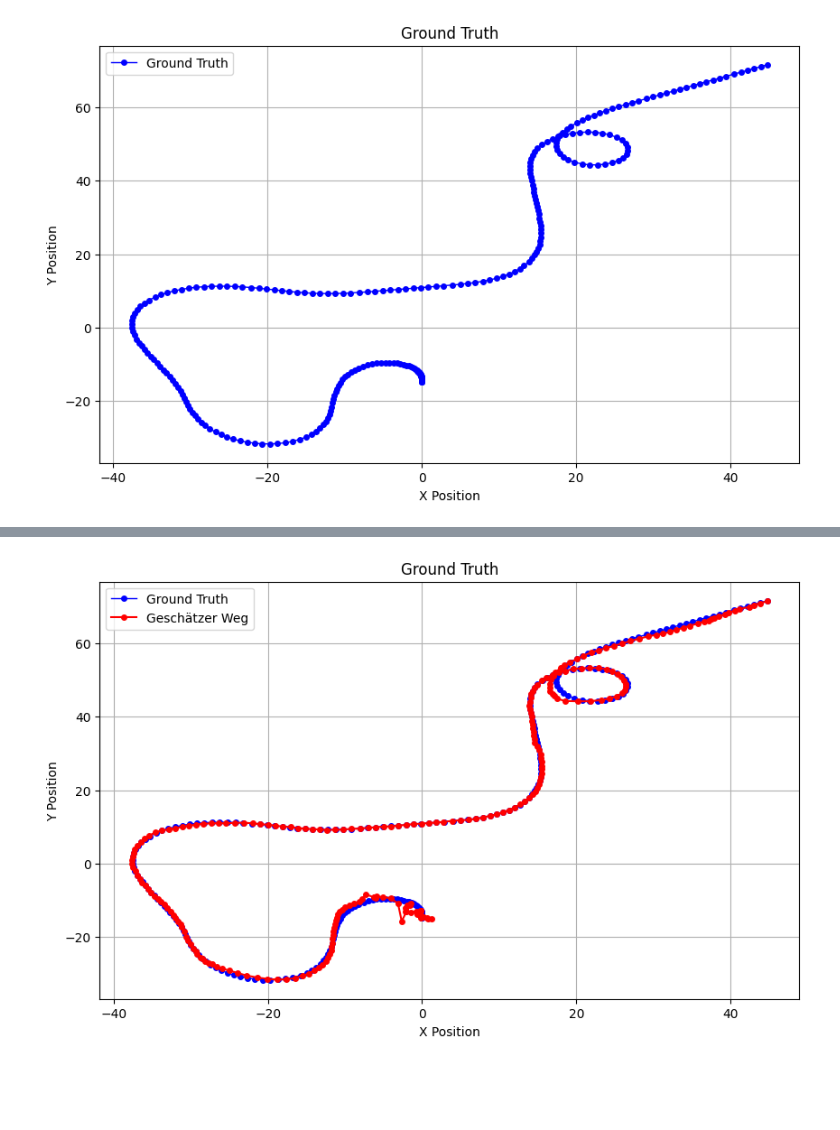
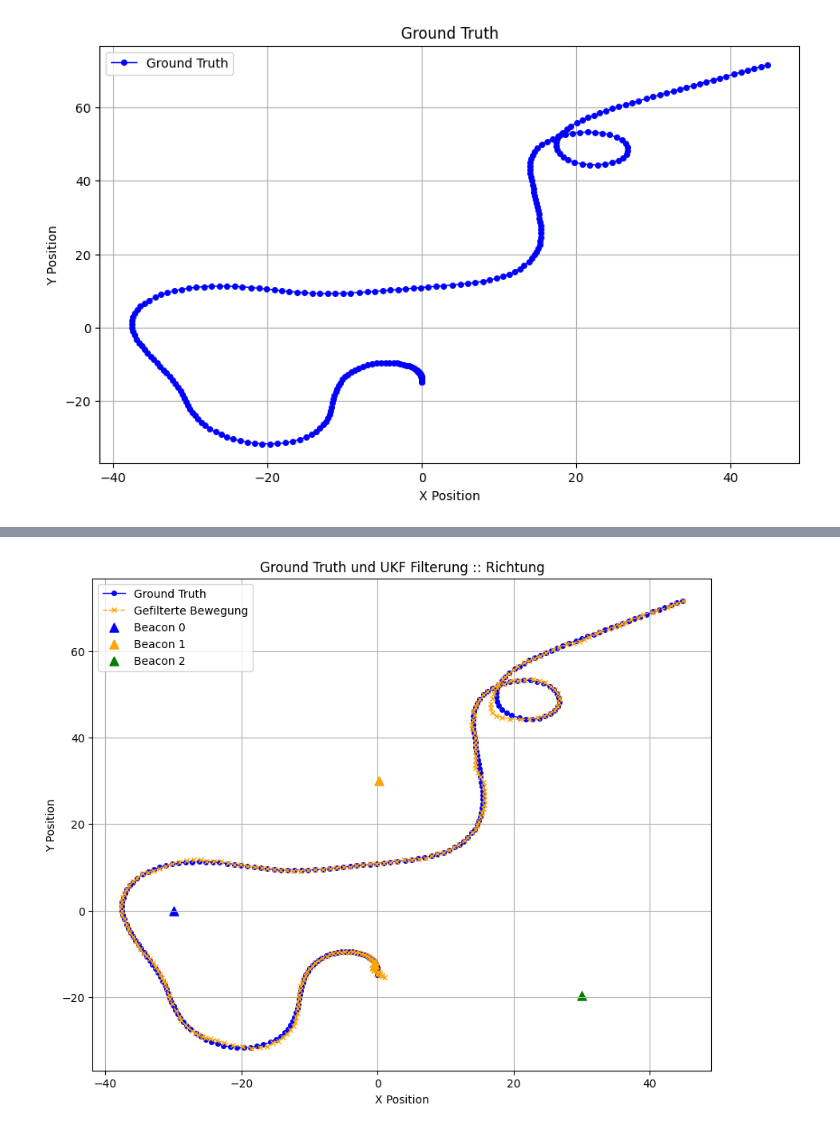
Before and after one commit to tkex/kalman-beacon, a Jupyter notebook: __PythonPrototyping__/UKF/UKF-01-Richtungsvektoren-Implementierung.ipynb, the cells around one changed output, grey strips where cells are left out. Drawn from its saved outputs; the diff is of its cells as text; code cells hidden in the pictures; blank space fills up the shorter version.

```diff
--- a/__PythonPrototyping__/UKF/UKF-01-Richtungsvektoren-Implementierung.ipynb
+++ b/__PythonPrototyping__/UKF/UKF-01-Richtungsvektoren-Implementierung.ipynb
@@ -74,8 +82,8 @@ def f_x(state, dt):
     Zustandsübergangsfunktion.
     Da die Geschwindigkeit konstant ist und der Zustand nur die Position beinhaltet,
     hat diese Funktion einfach die Geschwindigkeit zur Position hinzugefügt.
-    TODO: Später Orientierungswinkel rein (und Winkel in der Messfunktion beachten)
     """
+
     x, y, vx, vy, ax, ay = state
 
     # Update position with current velocity and acceleration
@@ -203,14 +192,22 @@ plt.show()
 
 # UKF
 
-sigmas = MerweScaledSigmaPoints(n=6, alpha=0.1, beta=2.0, kappa=1.0)
+sigmas = MerweScaledSigmaPoints(n=6, alpha=SIGMA_ALPHA_VALUE, beta=SIGMA_BETA_VALUE, kappa=SIGMA_KAPPA_VALUE)
 
 ukf = UKF(dim_x=6, dim_z=6, fx=f_x, hx=h_x, dt=dT, points=sigmas)
 #ukf.x = states[0].copy() # ggf. kontrollieren
 
-init_state = np.array([df_head['GT_StartPos_X_Boat'].values[0], df_head['GT_StartPos_Y_Boat'].values[0], 0, 0, 0, 0])  # [x, y, vx, vy, ax, ay]
+# Initialzustand aus dem ersten Logeintrag holen
+init_state = np.array([
+    df['X_GT'].values[0], df['Y_GT'].values[0],  # x, y
+    0, 0,  # vx, vy
+    0, 0   # ax, ay
+])
+
 ukf.x = init_state
-ukf.Q = Q_discrete_white_noise(dim=2, dt=dT, var=2.0, block_size=3, order_by_dim=False)
+
+
+ukf.Q = Q_discrete_white_noise(dim=2, dt=dT, var=Q_VARIANCE_VALUE, block_size=3, order_by_dim=False)
 
 # Speichere geschätzten Zustände und Kovarianzmatrizen
 uxs = []
@@ -219,7 +216,7 @@ uPs = []
 # Iteriere durch jede Zeile im Df
 for index, row in df.iterrows():
 
-    # Extrahiere die Standardabweichungen für die aktuelle Messung, verkleine diese, um sie von Grad zu norm. Vektoren anzupassen, das ist nur eine math. Näherung!
+    # Hole die Standardabweichungen für die aktuelle Messung, verkleine diese, um sie von Grad zu norm. Vektoren anzupassen, das ist nur eine math. Näherung!
     std_b0 = row['STD_Richtung_B0'] / 1000
     std_b1 = row['STD_Richtung_B1'] / 1000
     std_b2 = row['STD_Richtung_B2'] / 1000
@@ -233,7 +230,7 @@ for index, row in df.iterrows():
     # Prüfe ob Std. in R-Matrix gesetzt werden
     # print(ukf.R)
 
-    # Extrahiere den aktuellen Messvektor z
+    # Hole den aktuellen Messvektor z
     z = np.array([
         row['Richtung_X_B0'], row['Richtung_Y_B0'],
         row['Richtung_X_B1'], row['Richtung_Y_B1'],
@@ -288,15 +285,43 @@ plt.show()
 # %%
-plt.figure(figsize=(10, 6))
-plt.plot(df['X_GT'], df['Y_GT'], marker='o', linestyle='-', color='blue', markersize=4, linewidth=1, label='Ground Truth')
-plt.plot(ux_val, uy_val, label='Geschätzer Weg', marker='o', linestyle='-', color='red', markersize=4)
+# Wichtig: Scatter statt Plot verwenden falls keine Verbindungslinien gezeichnet werden sollen!
+
+def plotte_gt_and_estimate(gt_x, gt_y, x_esti, y_esti, beacons, title='Ground Truth und UKF Filterung - Richtungsvektoren'):
+
+    plt.figure(figsize=(10, 8))
+
+    # Plot Ground Truth und geschätzte Position
+    plt.plot(gt_x, gt_y, 'b-', label='Ground Truth', marker='o', markersize=4, linewidth=1)
+    plt.plot(x_esti, y_esti, label='Gefilterte Bewegung', marker='x', markersize=4, linewidth=1, linestyle='--', color='orange')
+
+    # Farben für die Beacons
+    beacon_colors = ['blue', 'orange', 'green']
+
+    # Beacons
+    for i, beacon in enumerate(beacons):
+        plt.scatter(beacon[0], beacon[1], s=64, color=beacon_colors[i], label=f'Beacon {i}', marker='^')
 
 
-plt.title('Ground Truth')
-plt.xlabel('X Position')
-plt.ylabel('Y Position')
-plt.legend()
-plt.grid(True)
+    plt.title(title)
+    plt.xlabel('X Position')
+    plt.ylabel('Y Position')
 
-plt.show()
+    plt.legend()
+
+    plt.grid(True)
+    plt.show()
+
+
+# BEACON_POSITIONS muss als Liste von [x, y] Koordinaten definiert sein
+beacons_xy = [[beacon[0], beacon[1]] for beacon in BEACON_POSITIONS]
+
+
+ux_val = [s[0] for s in uxs]
+uy_val = [s[1] for s in uxs]
+
+
+gt_x = df['X_GT'].tolist()
+gt_y = df['Y_GT'].tolist()
+
+plotte_gt_and_estimate(gt_x, gt_y, ux_val, uy_val, beacons_xy)
 # %% [output]
-[figure, old version]
+[figure, new version]
```
Also changed, not shown: parts of 7 cells of this notebook, 2 other files.
